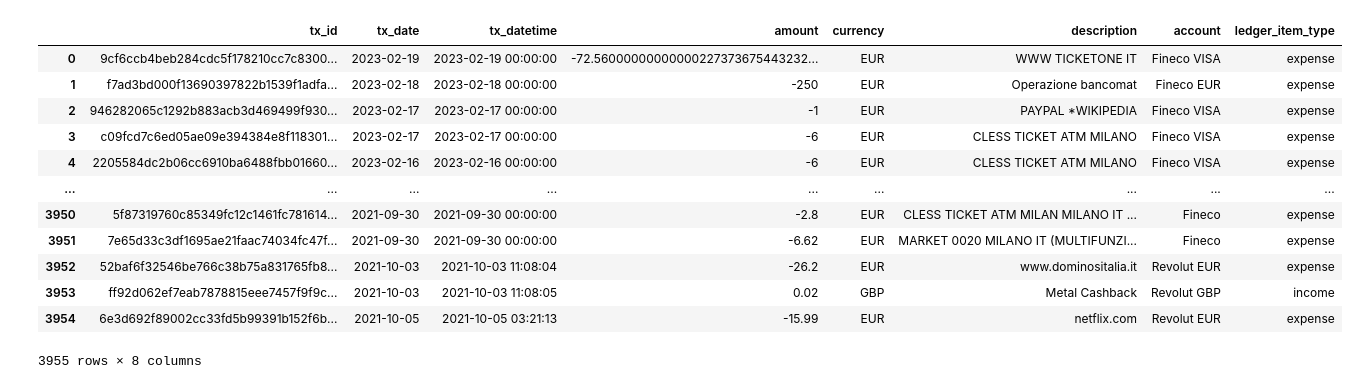
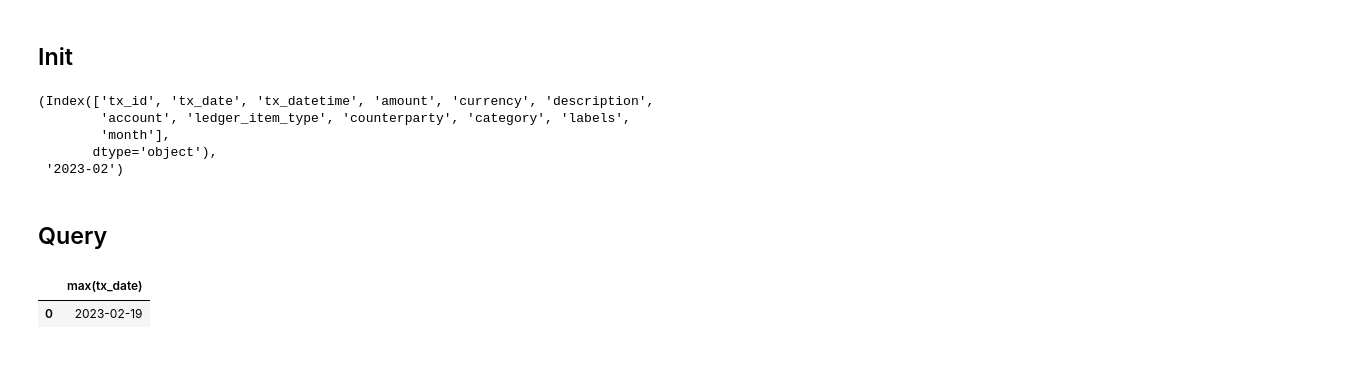
Before and after one commit to greenkey/budget, a Jupyter notebook: visualize.ipynb, the cells around one changed output. Cells and saved outputs as stored; diff of their text form; code cells hidden in the pictures; blank space fills up the shorter version.

Commit message:
importing more data, first vis

```diff
--- a/visualize.ipynb
+++ b/visualize.ipynb
@@ -1,3 +1,5 @@
+# %% [markdown]
+## Init
 # %%
 import pandas as pd
 import sqlite3
@@ -9,20 +11,21 @@ def query(sql: str) -> pd.DataFrame:
     """
     conn = sqlite3.connect(config.DB_PATH)
     return pd.read_sql_query(sql, conn)
+# %%
+data = query("SELECT * FROM ledger_items")
+data["amount"] = data["amount"].astype(float)
+data["month"] = data["tx_date"].str[:7]
+data.columns, data['month'].max()
+# %% [output]
+(Index(['tx_id', 'tx_date', 'tx_datetime', 'amount', 'currency', 'description',
+        'account', 'ledger_item_type', 'counterparty', 'category', 'labels',
+        'month'],
+       dtype='object'),
+ '2023-02')
+# %% [markdown]
+## Query
 # %%
-data = query("SELECT * FROM ledger_items")
-data
+query("SELECT max(tx_date) FROM ledger_items")
 # %% [output]
-|  | tx_id | tx_date | tx_datetime | amount | currency | description | account | ledger_item_type |
-| 0 | 9cf6ccb4beb284cdc5f178210cc7c8300... | 2023-02-19 | 2023-02-19 00:00:00 | -72.56000000000000227373675443232... | EUR | WWW TICKETONE IT | Fineco VISA | expense |
-| 1 | f7ad3bd000f13690397822b1539f1adfa... | 2023-02-18 | 2023-02-18 00:00:00 | -250 | EUR | Operazione bancomat | Fineco EUR | expense |
-| 2 | 946282065c1292b883acb3d469499f930... | 2023-02-17 | 2023-02-17 00:00:00 | -1 | EUR | PAYPAL *WIKIPEDIA | Fineco VISA | expense |
-| 3 | c09fcd7c6ed05ae09e394384e8f118301... | 2023-02-17 | 2023-02-17 00:00:00 | -6 | EUR | CLESS TICKET ATM MILANO | Fineco VISA | expense |
-| 4 | 2205584dc2b06cc6910ba6488fbb01660... | 2023-02-16 | 2023-02-16 00:00:00 | -6 | EUR | CLESS TICKET ATM MILANO | Fineco VISA | expense |
-| ... | ... | ... | ... | ... | ... | ... | ... | ... |
-| 3950 | 5f87319760c85349fc12c1461fc781614... | 2021-09-30 | 2021-09-30 00:00:00 | -2.8 | EUR | CLESS TICKET ATM MILAN MILANO IT ... | Fineco | expense |
-| 3951 | 7e65d33c3df1695ae21faac74034fc47f... | 2021-09-30 | 2021-09-30 00:00:00 | -6.62 | EUR | MARKET 0020 MILANO IT (MULTIFUNZI... | Fineco | expense |
-| 3952 | 52baf6f32546be766c38b75a831765fb8... | 2021-10-03 | 2021-10-03 11:08:04 | -26.2 | EUR | www.dominositalia.it | Revolut EUR | expense |
-| 3953 | ff92d062ef7eab7878815eee7457f9f9c... | 2021-10-03 | 2021-10-03 11:08:05 | 0.02 | GBP | Metal Cashback | Revolut GBP | income |
-| 3954 | 6e3d692f89002cc33fd5b99391b152f6b... | 2021-10-05 | 2021-10-05 03:21:13 | -15.99 | EUR | netflix.com | Revolut EUR | expense |
+|  | max(tx_date) |
+| 0 | 2023-02-19 |
-3955 rows × 8 columns
```
Also changed, not shown: parts of 2 cells of this notebook, 4 other files.
